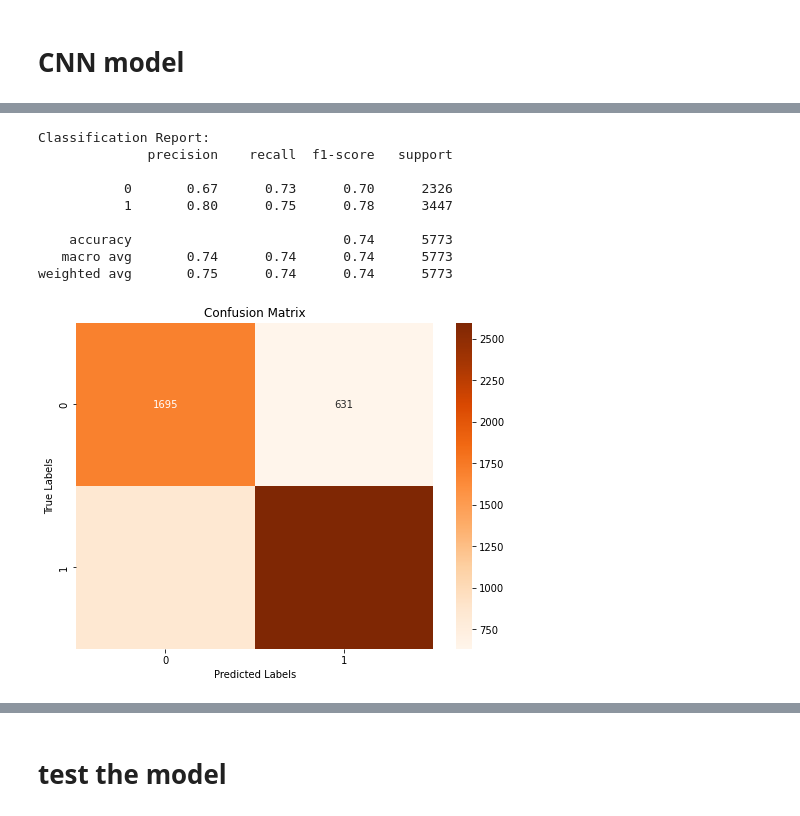
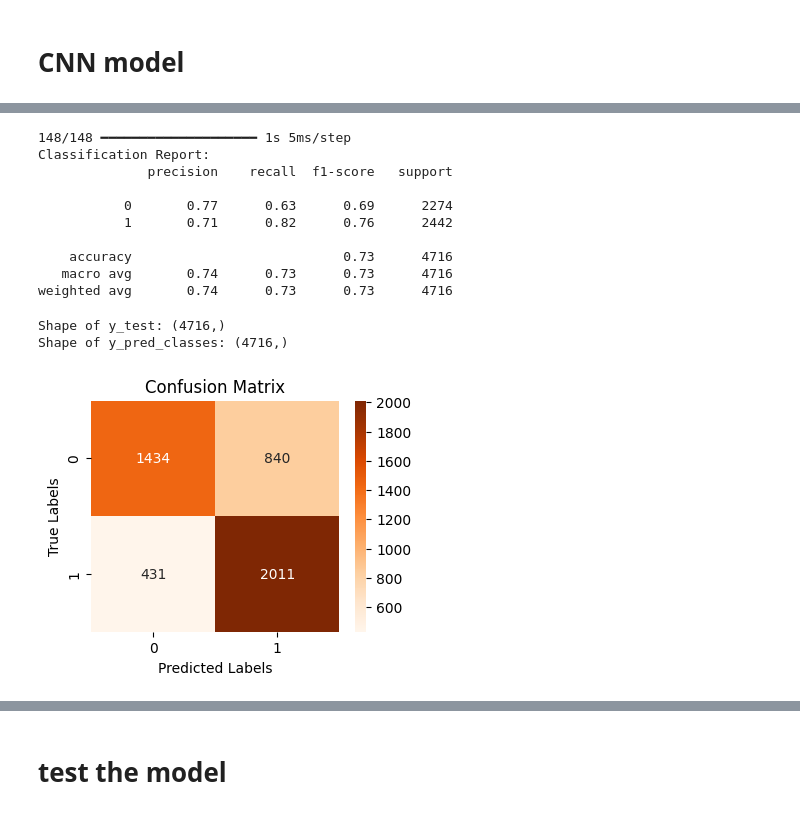
Before and after one commit to AHlam112-bz/customer_satisfaction_analysi1, a Jupyter notebook: customer_satisfaction_analysis1.ipynb, the cells around one changed output, grey strips where cells are left out. Saved outputs shown, nothing was run; the diff lists cells and outputs as text; code cells hidden in the pictures.

```diff
--- a/customer_satisfaction_analysis1.ipynb
+++ b/customer_satisfaction_analysis1.ipynb
@@ -93,6 +126,6 @@ plt.show()
 # %%
 
-desired_samples_per_score = 10000
+desired_samples_per_score = 6000
 balanced_subsets = []
 
 for score_value in range(1, 6):
@@ -123,4 +164,4 @@ Name: Score, dtype: int64
 # %%
-data_balanced['label'] = data_balanced['Score'].apply(lambda x: 1 if x > 3 else 0
+data_balanced['label'] = data_balanced['Score'].apply(lambda x: 1 if x > 3 else 0)
 # %%
 
@@ -397,7 +456,7 @@ X_train1 = X_train.reshape((X_train.shape[0], X_train.shape[1], 1))
 X_test1 = X_test.reshape((X_test.shape[0], X_test.shape[1], 1))
 
 
-model_1.fit(X_train1, y_train, epochs=30, batch_size=32, validation_data=(X_test1, y_test))
+model_1.fit(X_train1, y_train, epochs=35, batch_size=32, validation_data=(X_test1, y_test))
 
 
 loss, accuracy = model_1.evaluate(X_test1, y_test)
@@ -424,35 +483,43 @@ Test Loss: 0.5109951496124268, Test Accuracy: 0.7432877421379089
 from sklearn.metrics import classification_report
 
 y_pred_prob = model_1.predict(X_test1)
-y_pred_classes = (y_pred_prob > 0.5).astype(int)  # Convert probabilities to binary classes (0 or 1)
+#y_pred_classes = (y_pred_prob > 0.5).astype(int)   Convert probabilities to binary classes (0 or 1)
+y_pred_classes = (y_pred_prob > 0.5).astype(int).ravel()
 
 classification_report_result = classification_report(y_test, y_pred_classes)
 
 print("Classification Report:")
 print(classification_report_result)
 # %% [output]
+148/148 ━━━━━━━━━━━━━━━━━━━━ 1s 5ms/step
 Classification Report:
               precision    recall  f1-score   support
 
-           0       0.67      0.73      0.70      2326
-           1       0.80      0.75      0.78      3447
+           0       0.77      0.63      0.69      2274
+           1       0.71      0.82      0.76      2442
 
-    accuracy                           0.74      5773
-   macro avg       0.74      0.74      0.74      5773
-weighted avg       0.75      0.74      0.74      5773
+    accuracy                           0.73      4716
+   macro avg       0.74      0.73      0.73      4716
+weighted avg       0.74      0.73      0.73      4716
+# %%
+print("Shape of y_test:", y_test.shape)
+print("Shape of y_pred_classes:", y_pred_classes.shape)
+# %% [output]
+Shape of y_test: (4716,)
+Shape of y_pred_classes: (4716,)
 # %%
 
 conf_matrix = confusion_matrix(y_test, y_pred_classes)
 
 
-plt.figure(figsize=(8, 6))
+plt.figure(figsize=(4, 3))
 sns.heatmap(conf_matrix, annot=True, fmt="d", cmap="Oranges", xticklabels=[0, 1], yticklabels=[0, 1])
 plt.title('Confusion Matrix')
 plt.xlabel('Predicted Labels')
 plt.ylabel('True Labels')
 plt.show()
 # %% [output]
-[figure, old version]
+[figure, new version]
 # %%
 from keras.models import load_model
 
```
Also changed, not shown: parts of 24 cells of this notebook, 1 other file.
